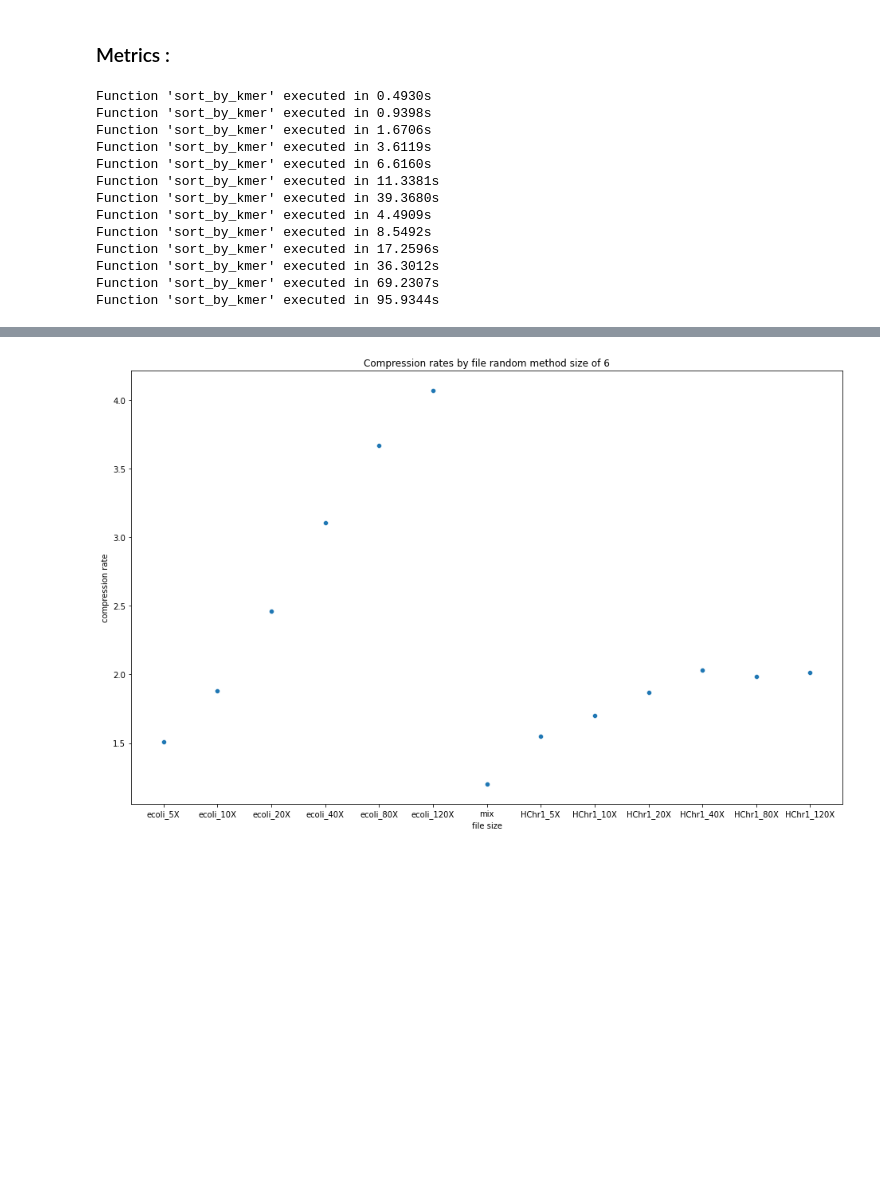
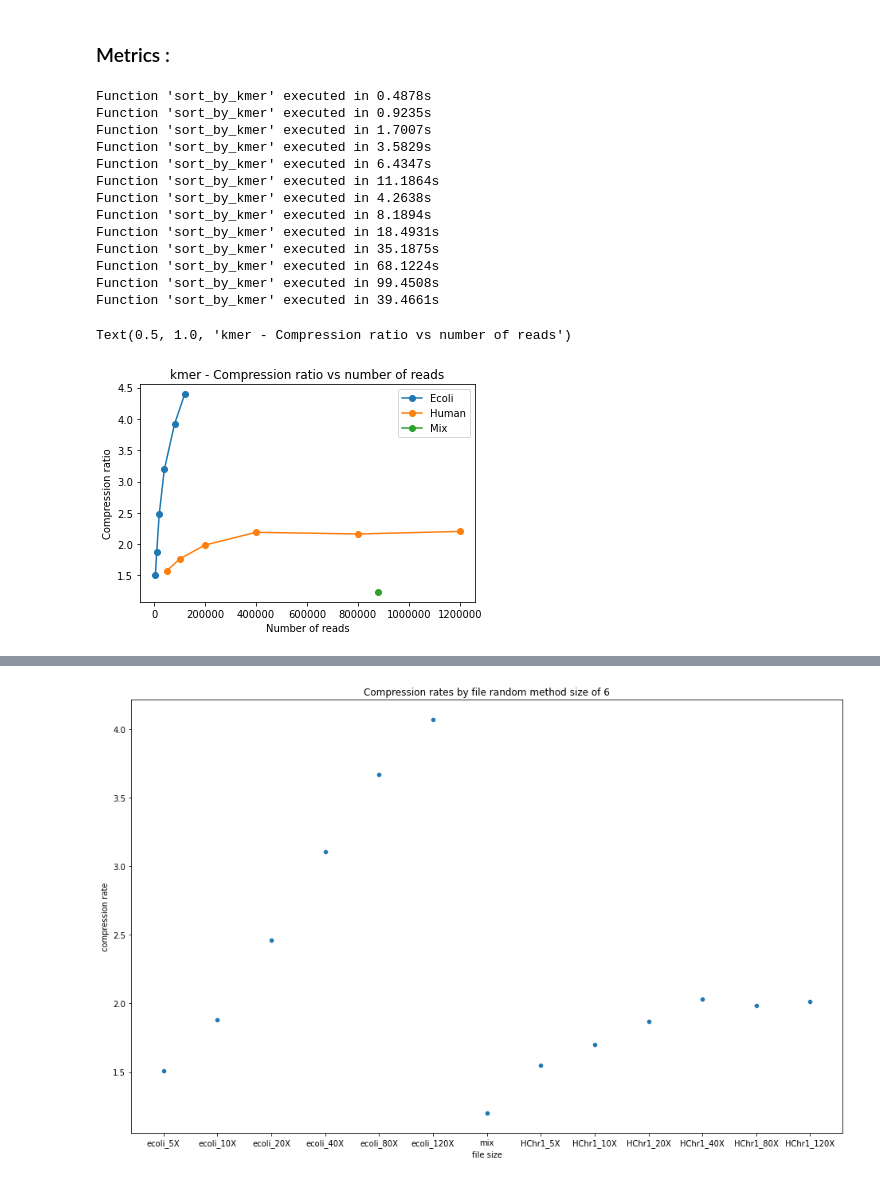
Before and after one commit to atoffano/reads-compression-optimization, a Jupyter notebook: kmer_log.ipynb, the cells around one changed output, grey strips where cells are left out. Cells and saved outputs as stored; diff of their text form; code cells hidden in the pictures; blank space fills up the shorter version.

```diff
--- a/kmer_log.ipynb
+++ b/kmer_log.ipynb
@@ -37,17 +38,39 @@ for file in FILES:
     log = read_sort_main(**kwargs)
     rate_by_file.append(float(log["rate"]))
     time_by_file.append(log["time"])
+
+df = pd.DataFrame(pd.read_csv("kmer_log.csv",sep=";"))
+df["rate"] = rate_by_file
+df["time"] = time_by_file
+
+df.to_csv("kmer_log.csv")
 # %% [output]
-Function 'sort_by_kmer' executed in 0.4930s
-Function 'sort_by_kmer' executed in 0.9398s
-Function 'sort_by_kmer' executed in 1.6706s
-Function 'sort_by_kmer' executed in 3.6119s
-Function 'sort_by_kmer' executed in 6.6160s
-Function 'sort_by_kmer' executed in 11.3381s
-Function 'sort_by_kmer' executed in 39.3680s
-Function 'sort_by_kmer' executed in 4.4909s
-Function 'sort_by_kmer' executed in 8.5492s
-Function 'sort_by_kmer' executed in 17.2596s
-Function 'sort_by_kmer' executed in 36.3012s
-Function 'sort_by_kmer' executed in 69.2307s
-Function 'sort_by_kmer' executed in 95.9344s
+Function 'sort_by_kmer' executed in 0.4878s
+Function 'sort_by_kmer' executed in 0.9235s
+Function 'sort_by_kmer' executed in 1.7007s
+Function 'sort_by_kmer' executed in 3.5829s
+Function 'sort_by_kmer' executed in 6.4347s
+Function 'sort_by_kmer' executed in 11.1864s
+Function 'sort_by_kmer' executed in 4.2638s
+Function 'sort_by_kmer' executed in 8.1894s
+Function 'sort_by_kmer' executed in 18.4931s
+Function 'sort_by_kmer' executed in 35.1875s
+Function 'sort_by_kmer' executed in 68.1224s
+Function 'sort_by_kmer' executed in 99.4508s
+Function 'sort_by_kmer' executed in 39.4661s
+# %%
+df_e = pd.DataFrame(pd.read_csv("log/kmer/kmer_log_ecoli.csv",sep=","))
+df_h = pd.DataFrame(pd.read_csv("log/kmer/kmer_log_human.csv",sep=","))
+df_m = pd.DataFrame(pd.read_csv("log/kmer/kmer_log_mix.csv",sep=","))
+plt.plot(df_e['reads'], df_e['rate'],  'o-')
+plt.plot(df_h['reads'], df_h['rate'],  'o-')
+plt.plot(df_m['reads'], df_m['rate'],  'o-')
+
+plt.ticklabel_format(style='plain')
+plt.xlabel('Number of reads')
+plt.ylabel('Compression ratio')
+plt.legend(['Ecoli', 'Human', 'Mix'])
+plt.title('kmer - Compression ratio vs number of reads')
+# %% [output]
+Text(0.5, 1.0, 'kmer - Compression ratio vs number of reads')
+[figure, added]
```
Also changed, not shown: parts of 3 cells of this notebook, 6 other files.
